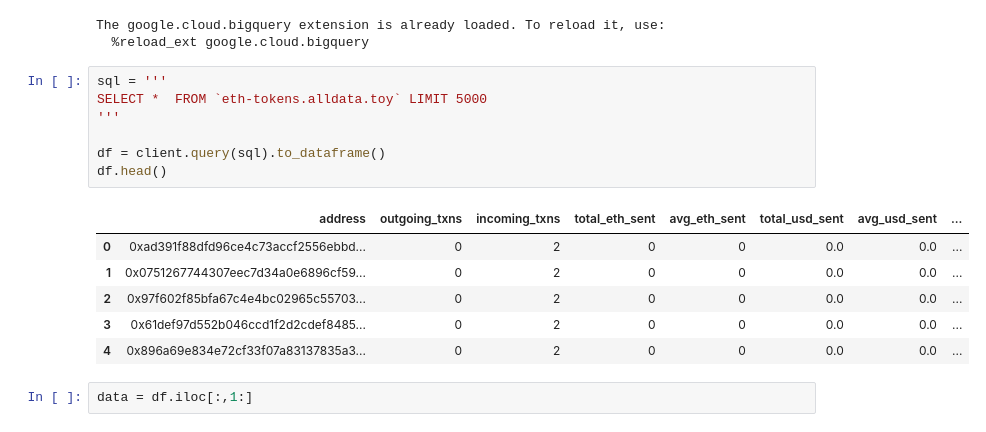
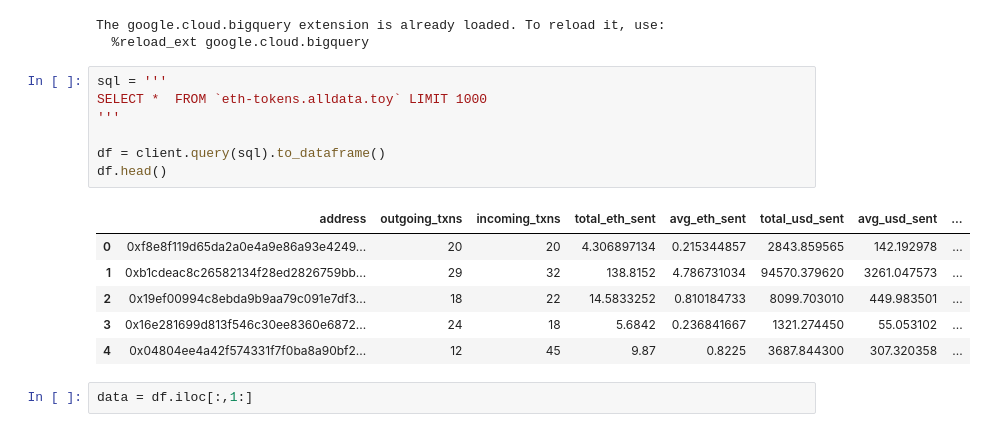
Before and after one commit to willprice221/ethereum_clustering, a Jupyter notebook: cluster.ipynb, the cells around one changed output. Drawn from its saved outputs; the diff is of its cells as text.

```diff
--- a/cluster.ipynb
+++ b/cluster.ipynb
@@ -19,18 +19,18 @@ The google.cloud.bigquery extension is already loaded. To reload it, use:
   %reload_ext google.cloud.bigquery
 # %%
 sql = '''
-SELECT *  FROM `eth-tokens.alldata.toy` LIMIT 5000
+SELECT *  FROM `eth-tokens.alldata.toy` LIMIT 1000
 '''
 
 df = client.query(sql).to_dataframe()
 df.head()
 # %% [output]
 |  | address | outgoing_txns | incoming_txns | total_eth_sent | avg_eth_sent | total_usd_sent | avg_usd_sent | ... |
-| 0 | 0xad391f88dfd96ce4c73accf2556ebbd... | 0 | 2 | 0 | 0 | 0.0 | 0.0 | ... |
-| 1 | 0x0751267744307eec7d34a0e6896cf59... | 0 | 2 | 0 | 0 | 0.0 | 0.0 | ... |
-| 2 | 0x97f602f85bfa67c4e4bc02965c55703... | 0 | 2 | 0 | 0 | 0.0 | 0.0 | ... |
-| 3 | 0x61def97d552b046ccd1f2d2cdef8485... | 0 | 2 | 0 | 0 | 0.0 | 0.0 | ... |
-| 4 | 0x896a69e834e72cf33f07a83137835a3... | 0 | 2 | 0 | 0 | 0.0 | 0.0 | ... |
+| 0 | 0xf8e8f119d65da2a0e4a9e86a93e4249... | 20 | 20 | 4.306897134 | 0.215344857 | 2843.859565 | 142.192978 | ... |
+| 1 | 0xb1cdeac8c26582134f28ed2826759bb... | 29 | 32 | 138.8152 | 4.786731034 | 94570.379620 | 3261.047573 | ... |
+| 2 | 0x19ef00994c8ebda9b9aa79c091e7df3... | 18 | 22 | 14.5833252 | 0.810184733 | 8099.703010 | 449.983501 | ... |
+| 3 | 0x16e281699d813f546c30ee8360e6872... | 24 | 18 | 5.6842 | 0.236841667 | 1321.274450 | 55.053102 | ... |
+| 4 | 0x04804ee4a42f574331f7f0ba8a90bf2... | 12 | 45 | 9.87 | 0.8225 | 3687.844300 | 307.320358 | ... |
 # %%
 data = df.iloc[:,1:]
 # %%
```
Also changed, not shown: parts of 14 cells of this notebook.
